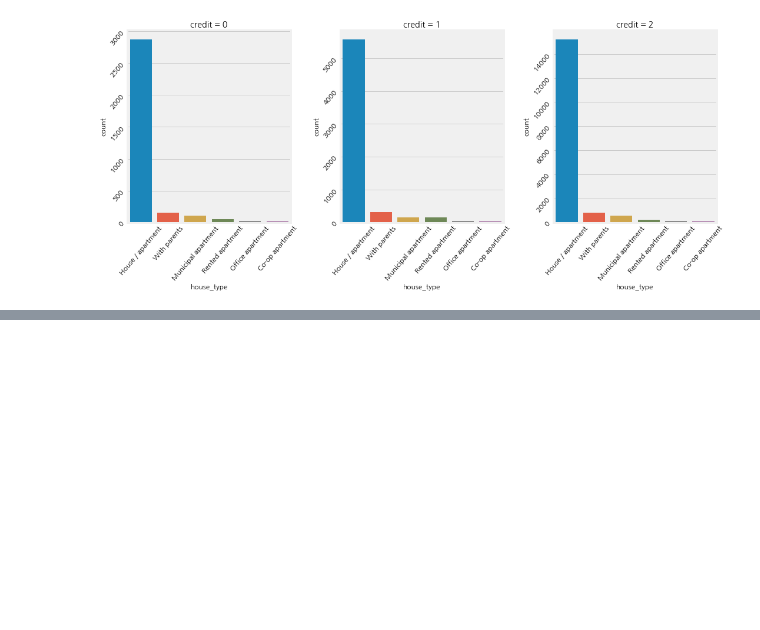
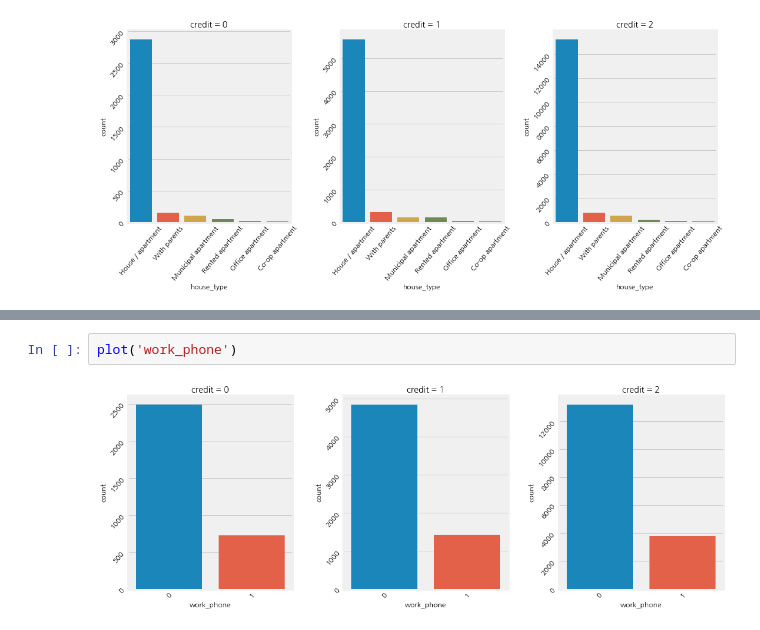
Before and after one commit to jaaaamj0711/DACON, a Jupyter notebook: dacon_ing.ipynb, the cells around one changed output, grey strips where cells are left out. Saved outputs shown, nothing was run; the diff lists cells and outputs as text; blank space fills up the shorter version.

```diff
--- a/dacon_ing.ipynb
+++ b/dacon_ing.ipynb
@@ -206,0 +211,4 @@ plot('house_type')
+# %%
+plot('work_phone')
+# %% [output]
+[figure, added]
```
Also changed, not shown: parts of 9 cells of this notebook.
